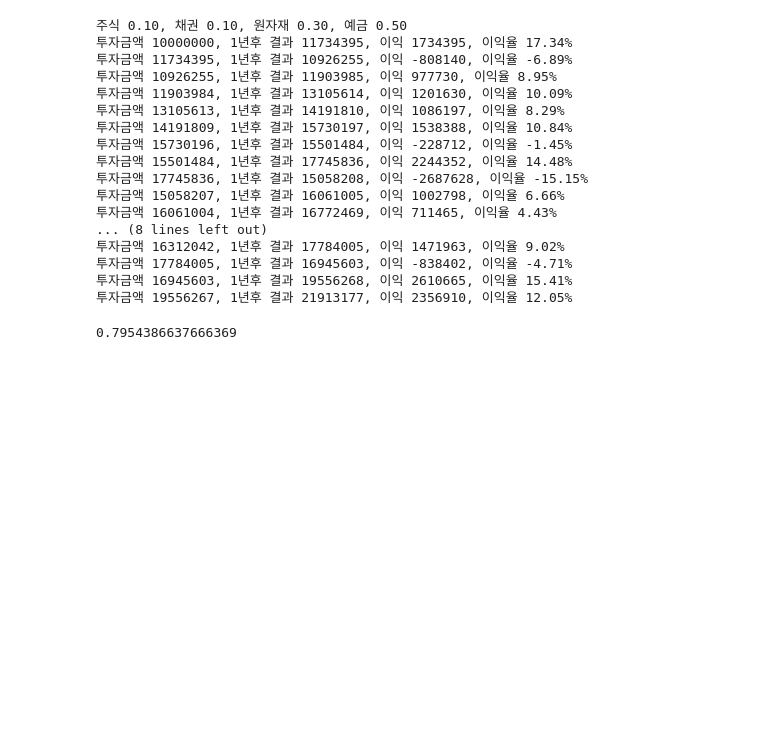
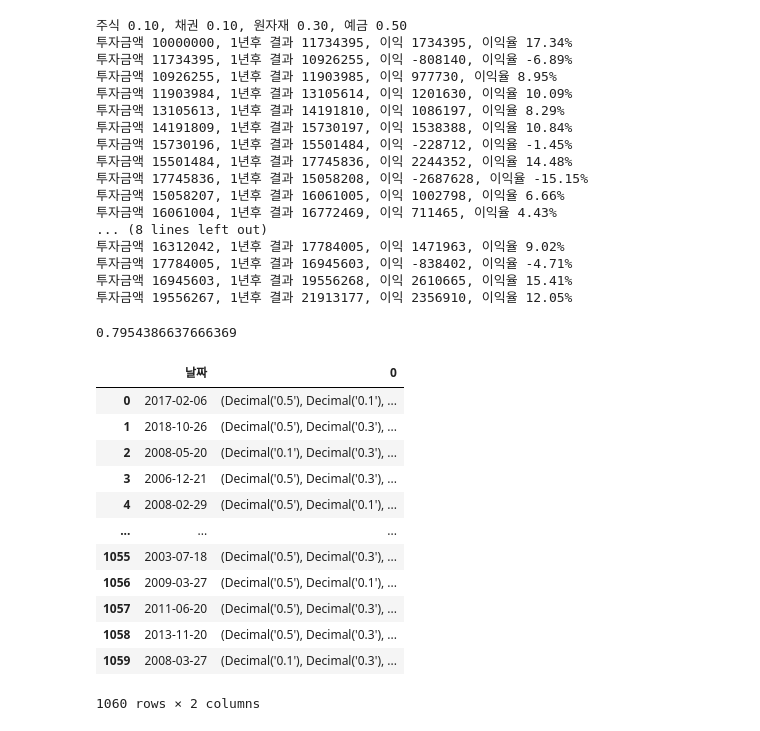
Before and after one commit to rjsgn1209/B-Project5, a Jupyter notebook: project.ipynb, the cells around one changed output. Saved outputs shown, nothing was run; the diff lists cells and outputs as text; code cells hidden in the pictures; blank space fills up the shorter version.

```diff
--- a/project.ipynb
+++ b/project.ipynb
@@ -692,3 +712,21 @@ gsci_sell = df365.loc['2021-03-25']['GSCI']
 (gsci_sell - gsci_buy) / gsci_buy
 # %% [output]
 0.7954386637666369
+# %%
+df_pred = pd.read_csv('data_files/예상 최적 비율.csv')
+# %%
+df_pred
+# %% [output]
+|  | 날짜 | 0 |
+| 0 | 2017-02-06 | (Decimal('0.5'), Decimal('0.1'), ... |
+| 1 | 2018-10-26 | (Decimal('0.5'), Decimal('0.3'), ... |
+| 2 | 2008-05-20 | (Decimal('0.1'), Decimal('0.3'), ... |
+| 3 | 2006-12-21 | (Decimal('0.5'), Decimal('0.3'), ... |
+| 4 | 2008-02-29 | (Decimal('0.5'), Decimal('0.1'), ... |
+| ... | ... | ... |
+| 1055 | 2003-07-18 | (Decimal('0.5'), Decimal('0.3'), ... |
+| 1056 | 2009-03-27 | (Decimal('0.5'), Decimal('0.1'), ... |
+| 1057 | 2011-06-20 | (Decimal('0.5'), Decimal('0.3'), ... |
+| 1058 | 2013-11-20 | (Decimal('0.5'), Decimal('0.3'), ... |
+| 1059 | 2008-03-27 | (Decimal('0.1'), Decimal('0.3'), ... |
+1060 rows × 2 columns
```
Also changed, not shown: parts of 3 cells of this notebook, 5 other files.
